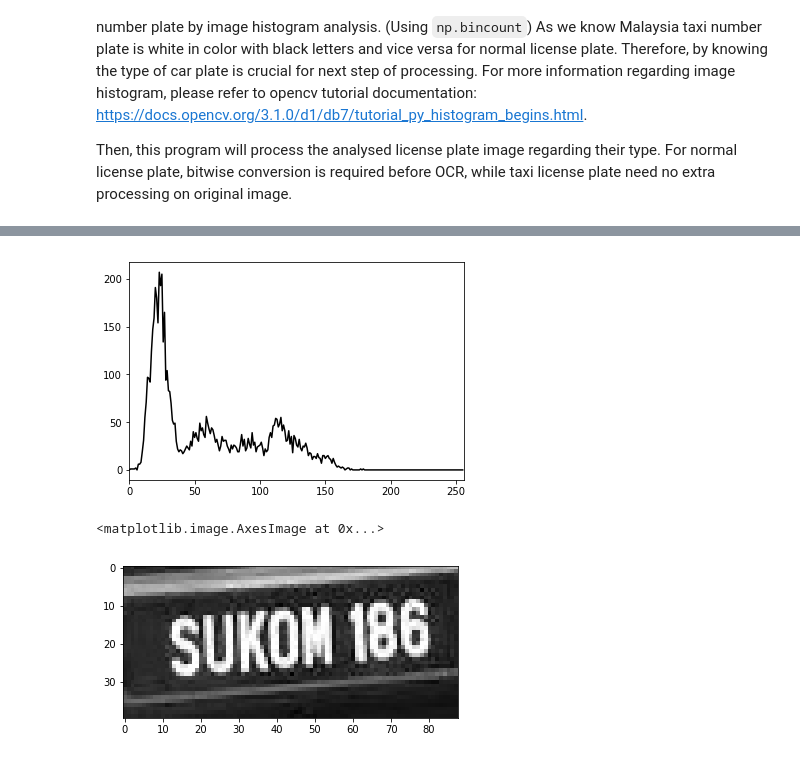
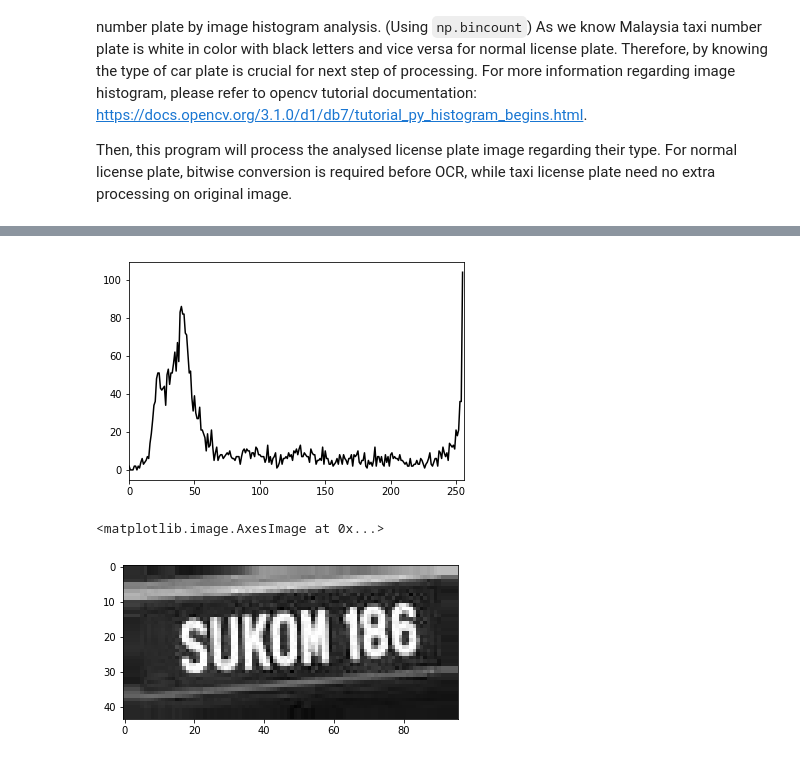
Before and after one commit to galvinw/License-Plate-Recognition, a Jupyter notebook: License-Plate-Recognition-OCR.ipynb, the cells around one changed output, grey strips where cells are left out. Drawn from its saved outputs; the diff is of its cells as text; code cells hidden in the pictures.

Commit message:
add border to image

```diff
--- a/License-Plate-Recognition-OCR.ipynb
+++ b/License-Plate-Recognition-OCR.ipynb
@@ -90,16 +100,26 @@ File: JRY3956.jpg Result:  Taxi: False
 File: img1.jpg Result: S32H Taxi: False
 ... (42 outputs left out)
 # %%
+from random import randint
+
 img_file = '/home/yinghuit/Documents/license/sukom.jpg'
 mimg = mpimg.imread(img_file)
-
-hist = cv2.calcHist([img],[0],None,[256],[0,256])
+top = int(0.05 * mimg.shape[0])  # shape[0] = rows
+bottom = top
+left = int(0.05 * mimg.shape[1])  # shape[1] = cols
+right = left
+mimg = mpimg.imread(img_file)
+borderType = cv2.BORDER_REPLICATE
+value = [randint(0, 255), randint(0, 255), randint(0, 255)]
+dst = cv2.copyMakeBorder(mimg, top, bottom, left, right, borderType, None)
+hist = cv2.calcHist([mimg],[0],None,[256],[0,256])
 plt.plot(hist, color = 'k')
 plt.xlim([0,256])
 plt.show()
 
-plt.imshow(mimg)
+# plt.imshow(mimg)
+plt.imshow(dst)
 # %% [output]
-[figure, old version]
+[figure, new version]
 <matplotlib.image.AxesImage at 0x...>
-[figure, old version]
+[figure, new version]
```
Also changed, not shown: parts of 2 cells of this notebook.
